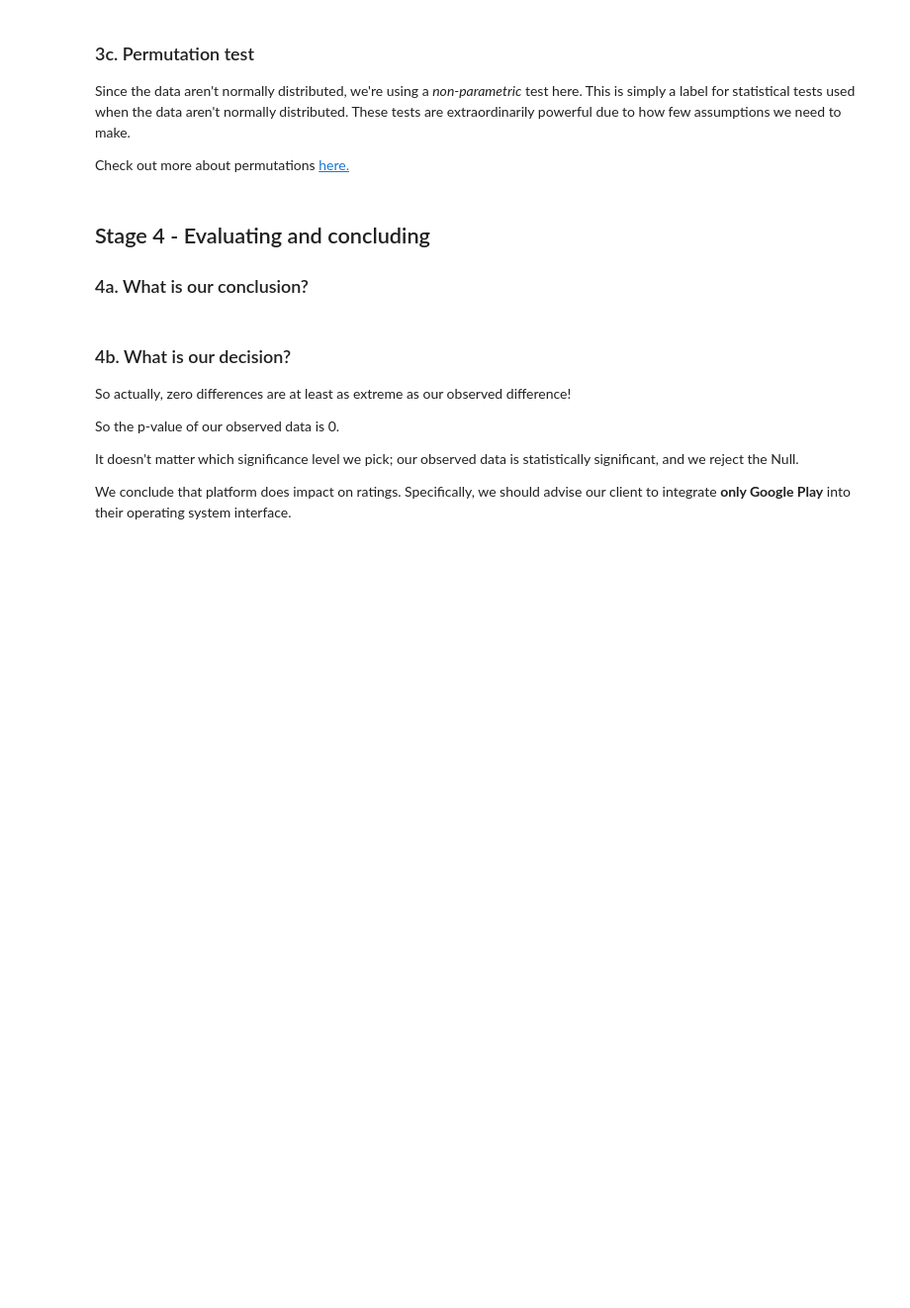
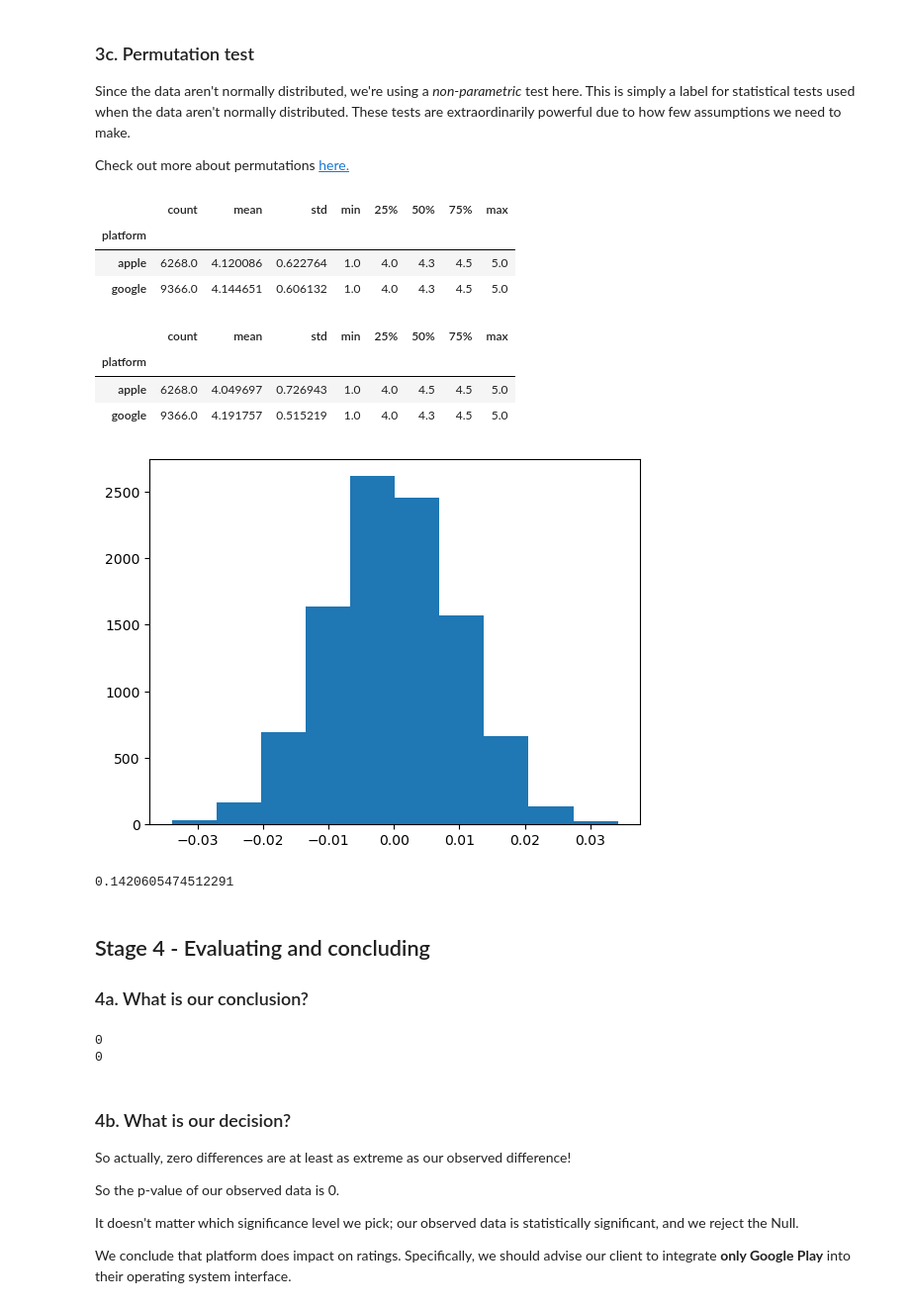
Before and after one commit to vanslykeaudio/SpringBoardDataScience, a Jupyter notebook: Integrating Apps/Springboard Apps project - Tier 3 - Complete.ipynb, the cells around one changed output. Shown: that part at 99% size. Saved outputs shown, nothing was run; the diff lists cells and outputs as text; code cells hidden in the pictures; blank space fills up the shorter version.

```diff
--- a/Integrating Apps/Springboard Apps project - Tier 3 - Complete.ipynb
+++ b/Integrating Apps/Springboard Apps project - Tier 3 - Complete.ipynb
@@ -411,13 +462,23 @@ Check out more about permutations [here.](http://rasbt.github.io/mlxtend/user_gu
 # %%
 # Create a column called `Permutation1`, and assign to it the result of permuting (shuffling) the Rating column
 # This assignment will use our numpy object's random.permutation() method
-_ _ _
+df['Permutation1'] = np.random.permutation(df['Rating'])
 
 # Call the describe() method on our permutation grouped by 'platform'.
-_ _ _
+df.groupby(by='platform')['Permutation1'].describe()
+# %% [output]
+|  | count | mean | std | min | 25% | 50% | 75% | max |
+| platform |  |  |  |  |  |  |  |  |
+| apple | 6268.0 | 4.120086 | 0.622764 | 1.0 | 4.0 | 4.3 | 4.5 | 5.0 |
+| google | 9366.0 | 4.144651 | 0.606132 | 1.0 | 4.0 | 4.3 | 4.5 | 5.0 |
 # %%
 # Lets compare with the previous analytical summary:
-_ _ _
+df.groupby(by='platform')['Rating'].describe()
+# %% [output]
+|  | count | mean | std | min | 25% | 50% | 75% | max |
+| platform |  |  |  |  |  |  |  |  |
+| apple | 6268.0 | 4.049697 | 0.726943 | 1.0 | 4.0 | 4.5 | 4.5 | 5.0 |
+| google | 9366.0 | 4.191757 | 0.515219 | 1.0 | 4.0 | 4.3 | 4.5 | 5.0 |
 # %%
 # The difference in the means for Permutation1 (0.001103) now looks hugely different to our observed difference of 0.14206.
 # It's sure starting to look like our observed difference is significant, and that the Null is false; platform does impact on ratings
@@ -425,24 +486,30 @@ _ _ _
 # Let's create a vector with the differences - that will be the distibution of the Null.
 
 # First, make a list called difference.
-_ _ _
+difference = list()
 
 # Now make a for loop that does the following 10,000 times:
 # 1. makes a permutation of the 'Rating' as you did above
 # 2. calculates the difference in the mean rating for apple and the mean rating for google.
-_ _ _
+for i in range(10000):
+    permutation = np.random.permutation(df['Rating'])
+    difference.append(np.mean(permutation[df['platform']=='apple']) - np.mean(permutation[df['platform']=='google']))
 # %%
 # Make a variable called 'histo', and assign to it the result of plotting a histogram of the difference list.
-_ _ _
+histo = plt.hist(difference)
+# %% [output]
+[figure, added]
 # %%
 # Now make a variable called obs_difference, and assign it the result of the mean of our 'apple' variable and the mean of our 'google variable'
-_ _ _
+obs_difference = np.mean(apple) - np.mean(google)
 
 # Make this difference absolute with the built-in abs() function.
-_ _ _
+obs_difference = abs(obs_difference)
 
 # Print out this value; it should be 0.1420605474512291.
-_ _ _
+print(obs_difference)
+# %% [output]
+0.1420605474512291
 # %% [markdown]
 ## Stage 4 -  Evaluating and concluding
 ### 4a. What is our conclusion?
@@ -456,7 +523,19 @@ As a result, we're going to count how many of the differences in our difference
 
 If less than or equal to 5% of them are, then we will reject the Null.
 '''
-_ _ _
+positiveExtremes = []
+negativeExtremes = []
+for i in range(len(difference)):
+    if (difference[i] >= obs_difference):
+        positiveExtremes.append(difference[i])
+    elif (difference[i] <= -obs_difference):
+        negativeExtremes.append(difference[i])
+
+print(len(positiveExtremes))
+print(len(negativeExtremes))
+# %% [output]
+0
+0
 # %% [markdown]
 ### 4b. What is our decision?
 So actually, zero differences are at least as extreme as our observed difference!
```
Also changed, not shown: parts of 16 cells of this notebook.
